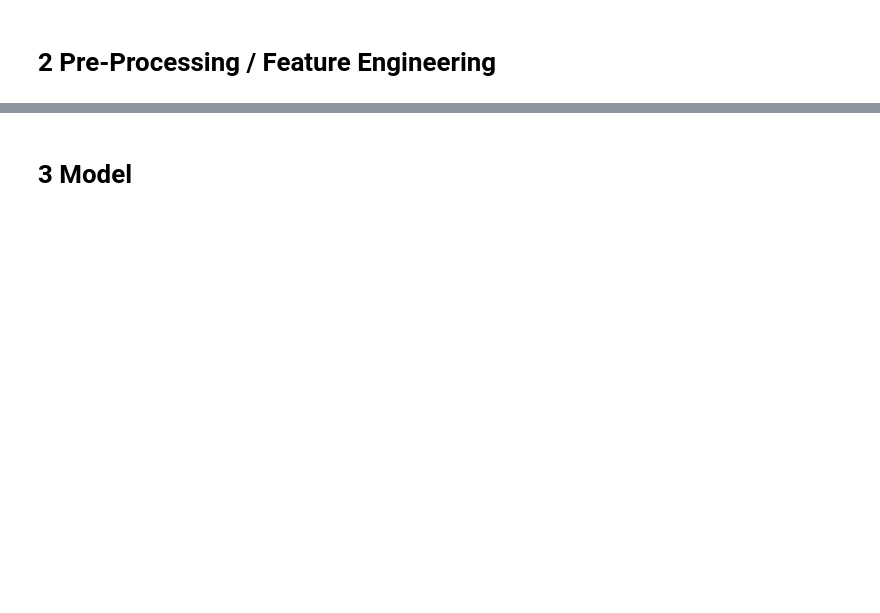
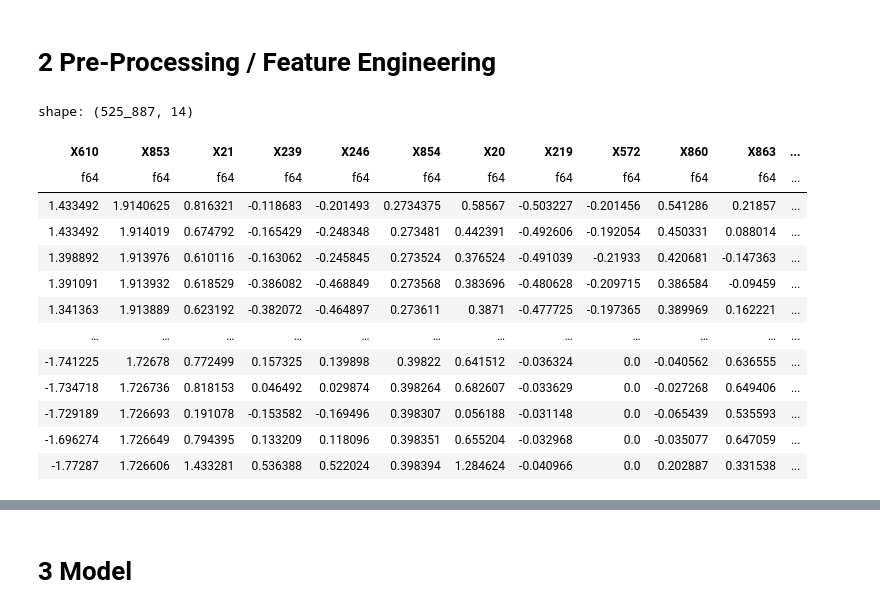
Before and after one commit to ryantjx/kaggle, a Jupyter notebook: drw-cryptomarketprediction2025/kaggle/main-submission.ipynb, the cells around one changed output, grey strips where cells are left out. Cells and saved outputs as stored; diff of their text form; code cells hidden in the pictures; blank space fills up the shorter version.

```diff
--- a/drw-cryptomarketprediction2025/kaggle/main-submission.ipynb
+++ b/drw-cryptomarketprediction2025/kaggle/main-submission.ipynb
@@ -23,20 +50,51 @@ data
 # %%
 start = datetime(2023, 3, 1, 0, 0)
 end   = datetime(2024, 2, 29, 23, 59, 59)
 
-features = ['X35', 'X96', 'X113', 'X126', 'X261', 'X539', 'X666', 'X690', 'X696']
+# v1
+# features = ['X35', 'X96', 'X113', 'X126', 'X261', 'X539', 'X666', 'X690', 'X696']
+## v2: 160625 : scor >= 65
+features = ['X610',
+ 'X853',
+ 'X21',
+ 'X239',
+ 'X246',
+ 'X854',
+ 'X20',
+ 'X219',
+ 'X572',
+ 'X860',
+ 'X863',
+ 'buysell_delta',
+ 'X300',
+ 'X301']
 
 X_train = data.filter(
     (pl.col("timestamp") >= pl.lit(start)) & (pl.col("timestamp") <= pl.lit(end))
 ).select(features)
 
 y_train = data.filter(
     (pl.col("timestamp") >= pl.lit(start)) & (pl.col("timestamp") <= pl.lit(end))
 )["label"]
 
 X_train_np = X_train.to_numpy()
 y_train_np = y_train.to_numpy()
 
 X_train
+# %% [output]
+shape: (525_887, 14)
+| X610 | X853 | X21 | X239 | X246 | X854 | X20 | X219 | X572 | X860 | X863 | ... |
+| f64 | f64 | f64 | f64 | f64 | f64 | f64 | f64 | f64 | f64 | f64 | ... |
+| 1.433492 | 1.9140625 | 0.816321 | -0.118683 | -0.201493 | 0.2734375 | 0.58567 | -0.503227 | -0.201456 | 0.541286 | 0.21857 | ... |
+| 1.433492 | 1.914019 | 0.674792 | -0.165429 | -0.248348 | 0.273481 | 0.442391 | -0.492606 | -0.192054 | 0.450331 | 0.088014 | ... |
+| 1.398892 | 1.913976 | 0.610116 | -0.163062 | -0.245845 | 0.273524 | 0.376524 | -0.491039 | -0.21933 | 0.420681 | -0.147363 | ... |
+| 1.391091 | 1.913932 | 0.618529 | -0.386082 | -0.468849 | 0.273568 | 0.383696 | -0.480628 | -0.209715 | 0.386584 | -0.09459 | ... |
+| 1.341363 | 1.913889 | 0.623192 | -0.382072 | -0.464897 | 0.273611 | 0.3871 | -0.477725 | -0.197365 | 0.389969 | 0.162221 | ... |
+| … | … | … | … | … | … | … | … | … | … | … | ... |
+| -1.741225 | 1.72678 | 0.772499 | 0.157325 | 0.139898 | 0.39822 | 0.641512 | -0.036324 | 0.0 | -0.040562 | 0.636555 | ... |
+| -1.734718 | 1.726736 | 0.818153 | 0.046492 | 0.029874 | 0.398264 | 0.682607 | -0.033629 | 0.0 | -0.027268 | 0.649406 | ... |
+| -1.729189 | 1.726693 | 0.191078 | -0.153582 | -0.169496 | 0.398307 | 0.056188 | -0.031148 | 0.0 | -0.065439 | 0.535593 | ... |
+| -1.696274 | 1.726649 | 0.794395 | 0.133209 | 0.118096 | 0.398351 | 0.655204 | -0.032968 | 0.0 | -0.035077 | 0.647059 | ... |
+| -1.77287 | 1.726606 | 1.433281 | 0.536388 | 0.522024 | 0.398394 | 1.284624 | -0.040966 | 0.0 | 0.202887 | 0.331538 | ... |
 # %%
 y_train
```
Also changed, not shown: parts of 7 cells of this notebook.
